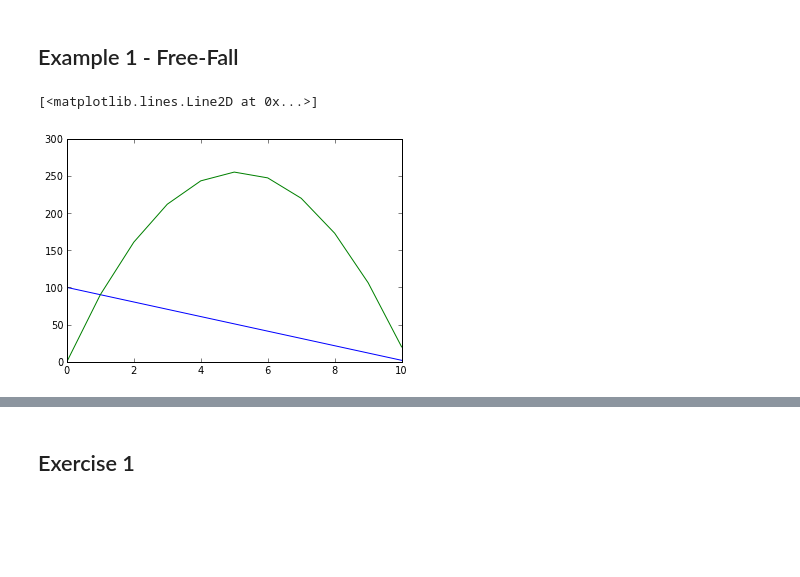
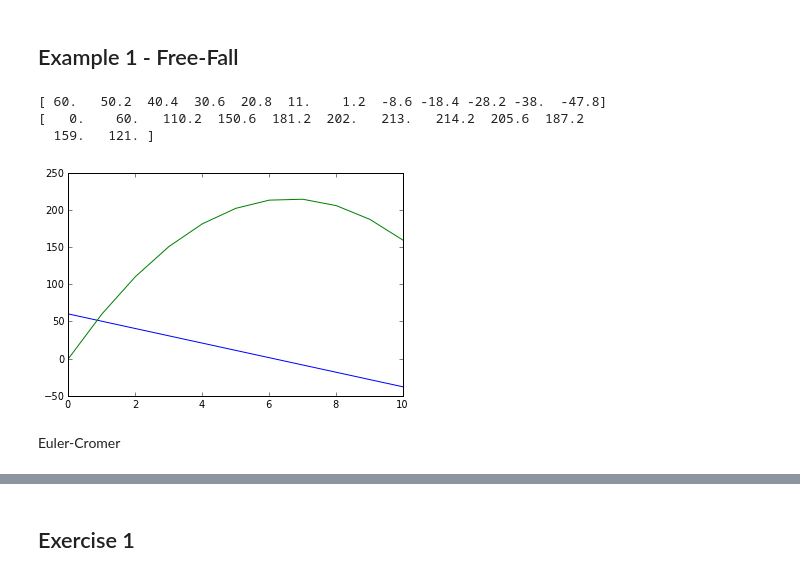
Before and after one commit to dbenton93/PHYS202-S13, a Jupyter notebook: Week7/ODE - Ex6.ipynb, the cells around one changed output, grey strips where cells are left out. Drawn from its saved outputs; the diff is of its cells as text; code cells hidden in the pictures; blank space fills up the shorter version.

```diff
--- a/Week7/ODE - Ex6.ipynb
+++ b/Week7/ODE - Ex6.ipynb
@@ -1,18 +1,30 @@
 # %% [markdown]
 Example 1 - Free-Fall
 ---------------------
-# %%
-N = 11
-t=arange(0,N,1)
-t0=0
-v0=100 #m/s
-dt = t-t0
-a = -9.8
-v = v0 + a*dt
-r0 = 0
-r = r0 + v*dt
-plot(t,v)
-plot(t,r)
-# %% [output]
-[<matplotlib.lines.Line2D at 0x...>]
-[figure, removed]
+# %%
+import numpy as np
+t0=0
+t=arange(t0,11,1)
+v = np.zeros(len(t)+1) #m/s
+r = np.zeros(len(t)+1)
+v[0] = 60
+r[0]=0
+dt = 1
+a = -9.8
+for i in t:
+    v[i+1]=v[i]+a*dt
+    r[i+1]=r[i]+v[i]*dt
+print v
+print r
+# %% [output]
+[ 60.   50.2  40.4  30.6  20.8  11.    1.2  -8.6 -18.4 -28.2 -38.  -47.8]
+[   0.    60.   110.2  150.6  181.2  202.   213.   214.2  205.6  187.2
+  159.   121. ]
+# %%
+plot(t,v[:11])
+plot(t,r[:11])
+show()
+# %% [output]
+[figure, added]
+# %% [markdown]
+Euler-Cromer
```
Also changed, not shown: parts of 8 cells of this notebook, 1 other file.
